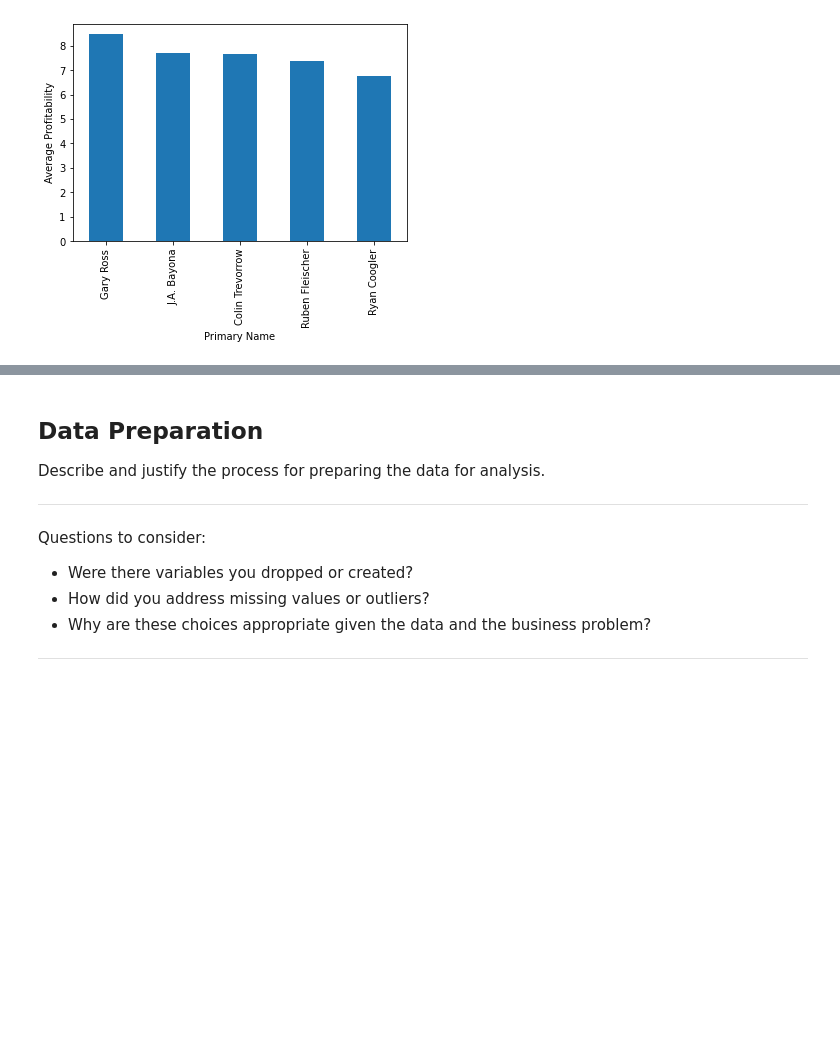
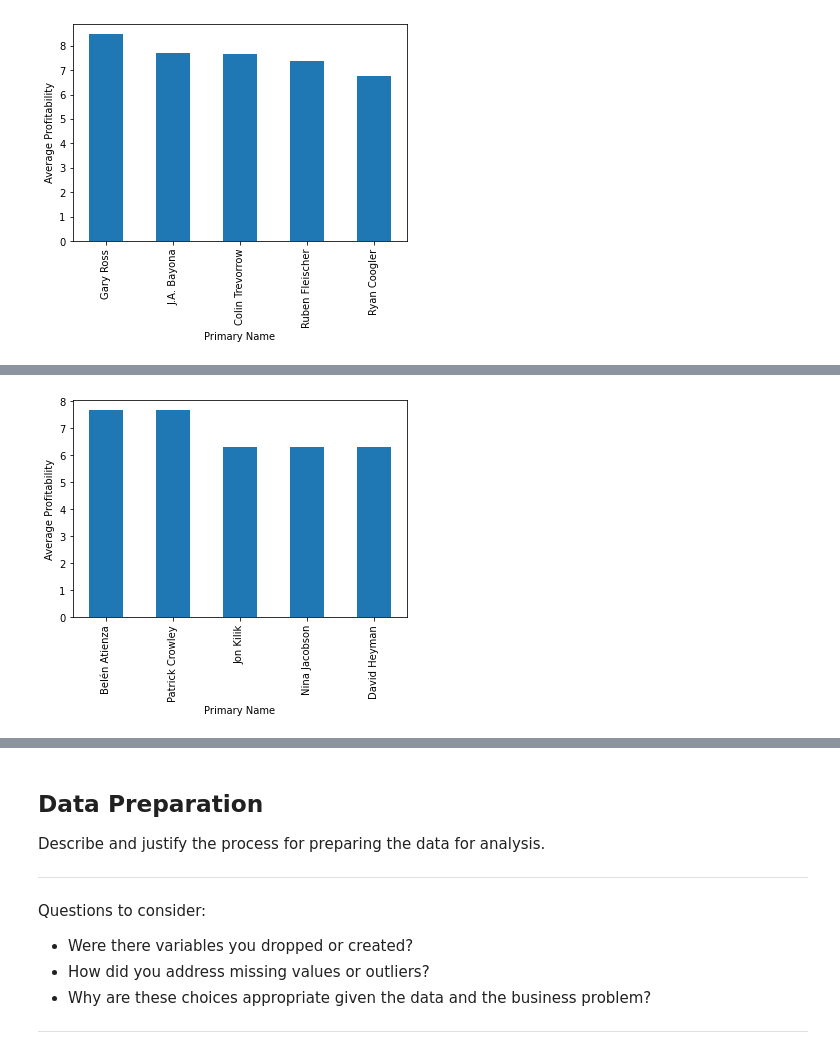
Before and after one commit to jbenasuli/Movie-Box-Office-Analysis, a Jupyter notebook: dsc-phase1-project-template.ipynb, the cells around one changed output, grey strips where cells are left out. Drawn from its saved outputs; the diff is of its cells as text; code cells hidden in the pictures; blank space fills up the shorter version.

```diff
--- a/dsc-phase1-project-template.ipynb
+++ b/dsc-phase1-project-template.ipynb
@@ -503,0 +561,6 @@ plt.show()
+# %%
+producers_df = merged_principals_df.loc[merged_principals_df['category'] == 'producer']
+# %%
+scifi_prod_merge = pd.merge(producers_df, scifi_high_budget_df, on='movie_id')
+scifi_prod_average_profitability = scifi_prod_merge.groupby('primary_name').mean()['profitability_index'].sort_values(ascending=False)
+scifi_prod_average_profitability
@@ -503,0 +581,8 @@ plt.show()
+# %%
+top_5_prod_scifi = scifi_prod_average_profitability.head(5)
+top_5_prod_scifi.plot.bar()
+plt.xlabel('Primary Name')
+plt.ylabel('Average Profitability')
+plt.show()
+# %% [output]
+[figure, added]
```
Also changed, not shown: parts of 14 cells of this notebook.
